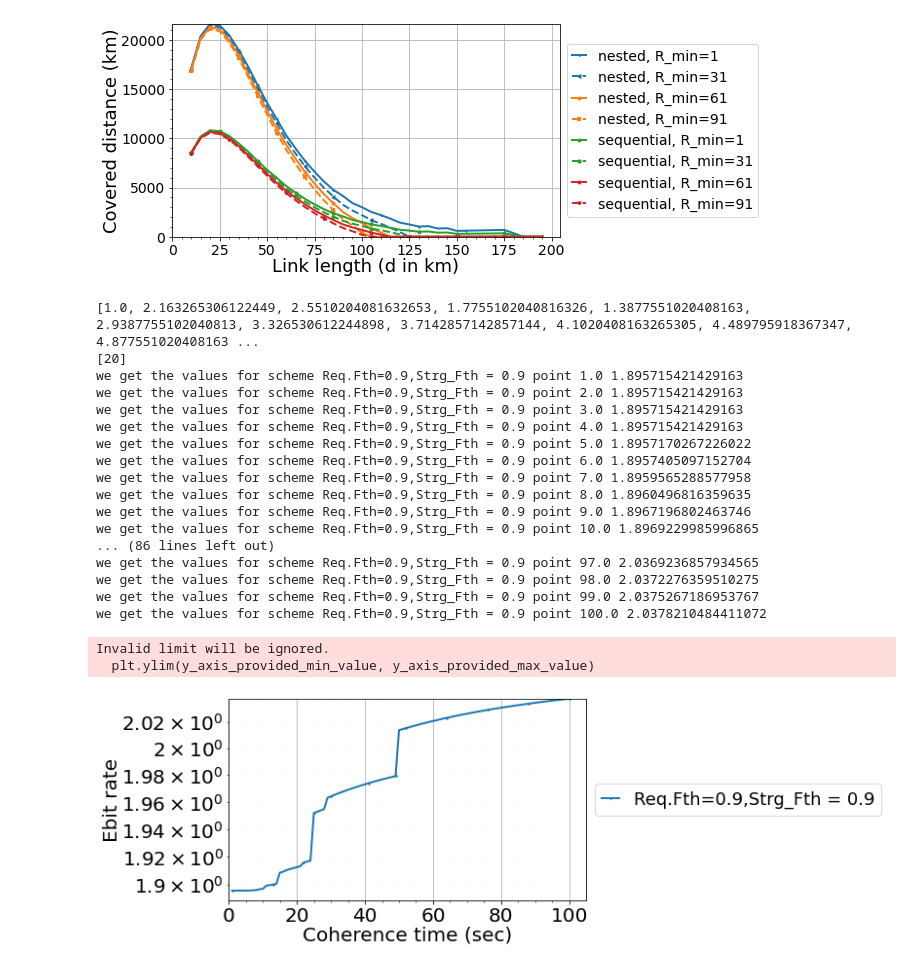
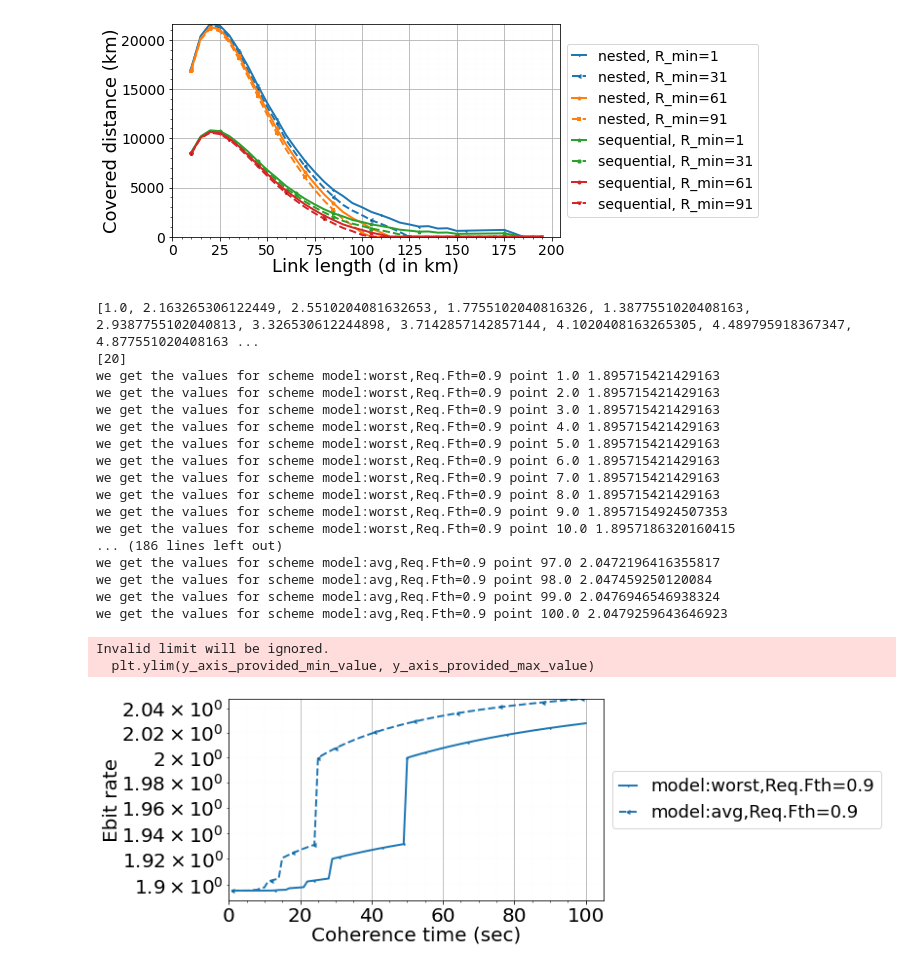
Before and after one commit to pooryousefshahrooz/QSN, a Jupyter notebook: plotting/parsing_and_plotting.ipynb, the cells around one changed output. Cells and saved outputs as stored; diff of their text form; code cells hidden in the pictures.

Commit message:
qubit decoherence assumptions on storage

```diff
--- a/plotting/parsing_and_plotting.ipynb
+++ b/plotting/parsing_and_plotting.ipynb
@@ -335,14 +335,15 @@ with open(result_file_path, "r") as f:
         delta = float(line[6])
         objective_value = float(line[7])
         edge_capacity = int(line[8])
+        decoherence_assumption = line[11]
 #         print("objective_value",objective_value)
         delta_values.add(delta)
         t_max_values.add(t_max)
-        if  ( t_max in [20] and request_fidelity_threshold in [0.9,0.7,0.94,0.8]  and
+        if  ( t_max in [20] and request_fidelity_threshold in [0.9,0.94,0.8]  and
              storage_block_threshold in [0.9] and
              delta in [10.693877551020408] and edge_capacity in [200] and storage_capacity in [1000]
             ):
-            scheme = "Req.Fth="+str(request_fidelity_threshold)+",Strg_Fth = "+str(storage_block_threshold)
+            scheme = "model:"+str(decoherence_assumption)+",Req.Fth="+str(request_fidelity_threshold)
             try:
                 each_scheme_each_coherence_time_workloads[scheme][τ_coh].append(objective_value)
             except:
@@ -365,49 +366,49 @@ for scheme,τ_coh_value_satisfied_number in each_scheme_each_coherence_time_work
     for τ_coh,values in τ_coh_value_satisfied_number.items():
 
         avg_EGR = sum(values)/len(values)
         try:
             each_scheme_each_coherence_time_workloads_percentage[scheme][τ_coh] = avg_EGR
         except:
             each_scheme_each_coherence_time_workloads_percentage[scheme]  ={}
             each_scheme_each_coherence_time_workloads_percentage[scheme][τ_coh]=avg_EGR
         selected_values.append(avg_EGR)
 
 
 τ_coh_values = list(τ_coh_values)
 τ_coh_values.sort()
 scheme_keys = list(scheme_keys)
 
 ploting_simple_y_as_x("Coherence time (sec)","Ebit rate",
                         20, 20, 20,
                       20, 0, 0,
                       0,0,False,[],max(selected_values),
 
                       list(scheme_keys),
                       each_scheme_each_coherence_time_workloads_percentage,
                       τ_coh_values,τ_coh_values,
                       True,True,True,1,18,
                       "plots/QSN_repeater_chain_ebit_as_coh_time.pdf",True,2,11.4,3.8,True)
 # %% [output]
 [1.0, 2.163265306122449, 2.5510204081632653, 1.7755102040816326, 1.3877551020408163, 2.9387755102040813, 3.326530612244898, 3.7142857142857144, 4.1020408163265305, 4.489795918367347, 4.877551020408163 ...
 [20]
-we get the values for scheme Req.Fth=0.9,Strg_Fth = 0.9 point 1.0 1.895715421429163
-we get the values for scheme Req.Fth=0.9,Strg_Fth = 0.9 point 2.0 1.895715421429163
-we get the values for scheme Req.Fth=0.9,Strg_Fth = 0.9 point 3.0 1.895715421429163
-we get the values for scheme Req.Fth=0.9,Strg_Fth = 0.9 point 4.0 1.895715421429163
-we get the values for scheme Req.Fth=0.9,Strg_Fth = 0.9 point 5.0 1.8957170267226022
-we get the values for scheme Req.Fth=0.9,Strg_Fth = 0.9 point 6.0 1.8957405097152704
-we get the values for scheme Req.Fth=0.9,Strg_Fth = 0.9 point 7.0 1.8959565288577958
-we get the values for scheme Req.Fth=0.9,Strg_Fth = 0.9 point 8.0 1.8960496816359635
-we get the values for scheme Req.Fth=0.9,Strg_Fth = 0.9 point 9.0 1.8967196802463746
-we get the values for scheme Req.Fth=0.9,Strg_Fth = 0.9 point 10.0 1.8969229985996865
-... (86 lines left out)
-we get the values for scheme Req.Fth=0.9,Strg_Fth = 0.9 point 97.0 2.0369236857934565
-we get the values for scheme Req.Fth=0.9,Strg_Fth = 0.9 point 98.0 2.0372276359510275
-we get the values for scheme Req.Fth=0.9,Strg_Fth = 0.9 point 99.0 2.0375267186953767
-we get the values for scheme Req.Fth=0.9,Strg_Fth = 0.9 point 100.0 2.0378210484411072
+we get the values for scheme model:worst,Req.Fth=0.9 point 1.0 1.895715421429163
+we get the values for scheme model:worst,Req.Fth=0.9 point 2.0 1.895715421429163
+we get the values for scheme model:worst,Req.Fth=0.9 point 3.0 1.895715421429163
+we get the values for scheme model:worst,Req.Fth=0.9 point 4.0 1.895715421429163
+we get the values for scheme model:worst,Req.Fth=0.9 point 5.0 1.895715421429163
+we get the values for scheme model:worst,Req.Fth=0.9 point 6.0 1.895715421429163
+we get the values for scheme model:worst,Req.Fth=0.9 point 7.0 1.895715421429163
+we get the values for scheme model:worst,Req.Fth=0.9 point 8.0 1.895715421429163
+we get the values for scheme model:worst,Req.Fth=0.9 point 9.0 1.8957154924507353
+we get the values for scheme model:worst,Req.Fth=0.9 point 10.0 1.8957186320160415
+... (186 lines left out)
+we get the values for scheme model:avg,Req.Fth=0.9 point 97.0 2.0472196416355817
+we get the values for scheme model:avg,Req.Fth=0.9 point 98.0 2.047459250120084
+we get the values for scheme model:avg,Req.Fth=0.9 point 99.0 2.0476946546938324
+we get the values for scheme model:avg,Req.Fth=0.9 point 100.0 2.0479259643646923
 Invalid limit will be ignored.
   plt.ylim(y_axis_provided_min_value, y_axis_provided_max_value)
-[figure, old version]
+[figure, new version]
 # %%
 τ_coh_list = np.linspace(10,10,1)
 print(τ_coh_list)
```
Also changed, not shown: parts of 3 cells of this notebook, 6 other files.
